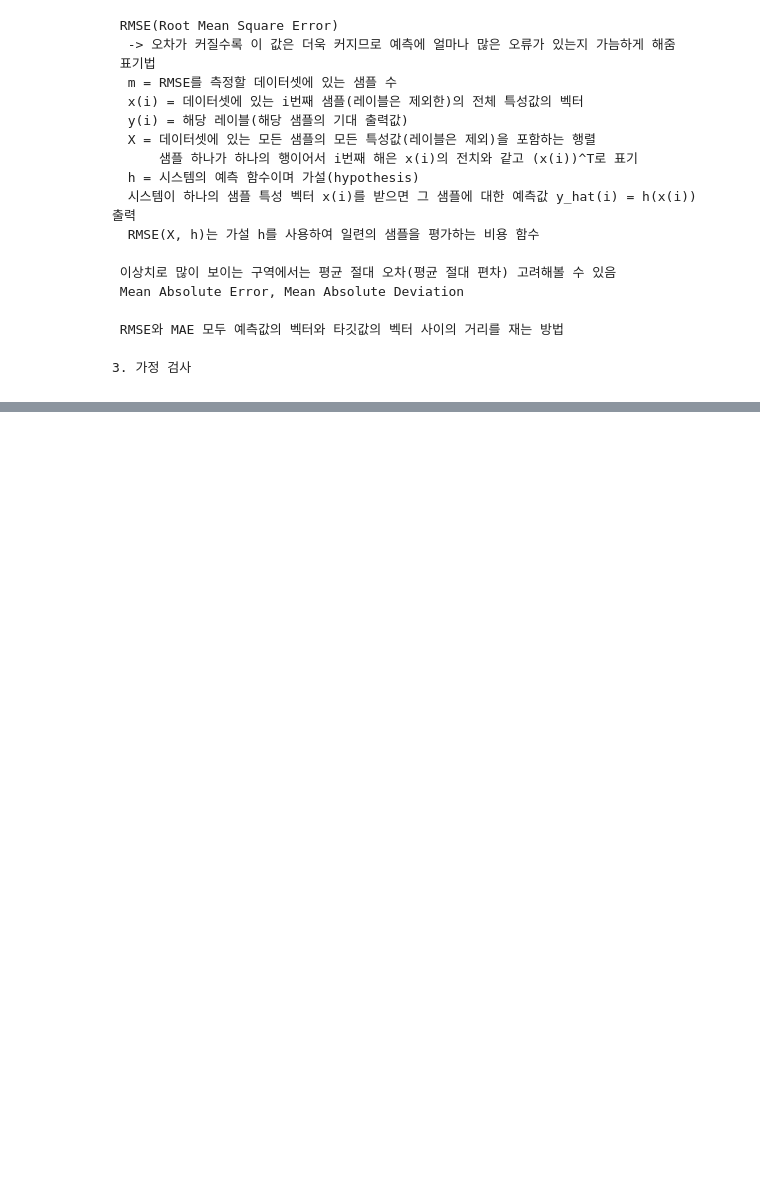
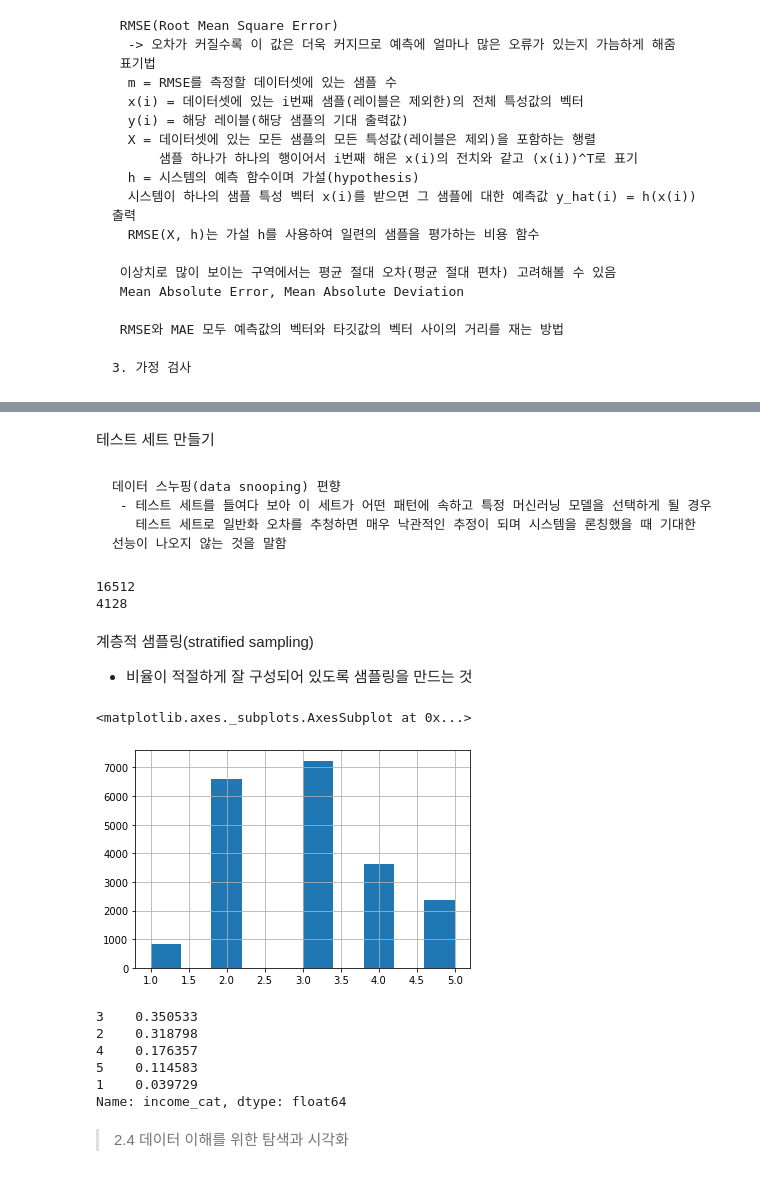
Before and after one commit to js-june-moon/practice, a Jupyter notebook: HandsOnML.ipynb, the cells around one changed output, grey strips where cells are left out. Drawn from its saved outputs; the diff is of its cells as text; code cells hidden in the pictures; blank space fills up the shorter version.

```diff
--- a/HandsOnML.ipynb
+++ b/HandsOnML.ipynb
@@ -313,0 +421,22 @@ url = 'https://raw.githubusercontent.com/js-june-moon/practice/main/cal_housing.
+# %% [markdown]
+테스트 세트 만들기
+# %% [markdown]
+    데이터 스누핑(data snooping) 편향
+     - 테스트 세트를 들여다 보아 이 세트가 어떤 패턴에 속하고 특정 머신러닝 모델을 선택하게 될 경우
+       테스트 세트로 일반화 오차를 추청하면 매우 낙관적인 추정이 되며 시스템을 론칭했을 때 기대한 선능이 나오지 않는 것을 말함
+# %%
+import numpy as np
+
+def split_train_test(data, test_ratio):
+  shuffled_indices = np.random.permutation(len(data))
+  test_set_size = int(len(data)*test_ratio)
+  test_indices = shuffled_indices[:test_set_size]
+  train_indices = shuffled_indices[test_set_size:]
+  return data.iloc[train_indices], data.iloc[test_indices]
+
+train_set, test_set = split_train_test(housing, 0.2)
+print(len(train_set))
+print(len(test_set))
+# %% [output]
+16512
+4128
@@ -313,0 +468,34 @@ url = 'https://raw.githubusercontent.com/js-june-moon/practice/main/cal_housing.
+# %% [markdown]
+계층적 샘플링(stratified sampling)
+
+* 비율이 적절하게 잘 구성되어 있도록 샘플링을 만드는 것
+# %%
+# pd.cut(): 아래와 같이 카테고리 5개를 가진 소득 카테고리 특성을 만들 수 있게 해줌 (카테고리 1은 0~1.5까지, 카테고리 2는 1.5~3까지 되는 식)
+
+housing["income_cat"] = pd.cut(housing["median_income"],
+                               bins=[0., 1.5, 3.0, 4.5, 6., np.inf],
+                               labels=[1, 2, 3, 4, 5])
+
+housing["income_cat"].hist()
+# %% [output]
+<matplotlib.axes._subplots.AxesSubplot at 0x...>
+[figure, added]
+# %%
+# 사이킷런의 Stratified ShuffleSplit
+# StratifiedKFold의 계층 샘플링과 ShuffleSplit의 랜덤 샘플링을 합친 것으로 test_size와 train_size 매개변수의 합을 1 이하로 지정할 수도 있음
+
+from sklearn.model_selection import StratifiedShuffleSplit
+
+split = StratifiedShuffleSplit(n_splits=1, test_size=0.2, random_state=42)
+for train_index, test_index in split.split(housing, housing["income_cat"]):
+  strat_train_set = housing.loc[train_index]
+  strat_test_set = housing.loc[test_index]
+
+strat_test_set["income_cat"].value_counts() / len(strat_test_set)
+# %% [output]
+3    0.350533
+2    0.318798
+4    0.176357
+5    0.114583
+1    0.039729
+Name: income_cat, dtype: float64
@@ -313,0 +506,2 @@ url = 'https://raw.githubusercontent.com/js-june-moon/practice/main/cal_housing.
+# %% [markdown]
+> 2.4 데이터 이해를 위한 탐색과 시각화
```
Also changed, not shown: parts of 15 cells of this notebook.
